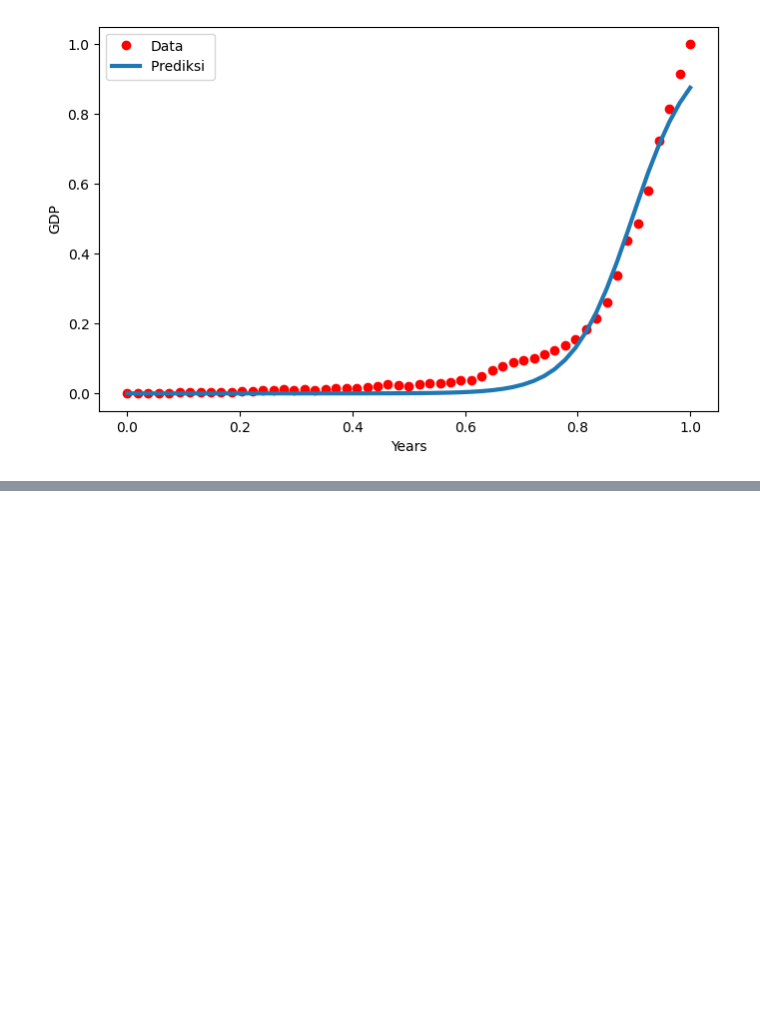
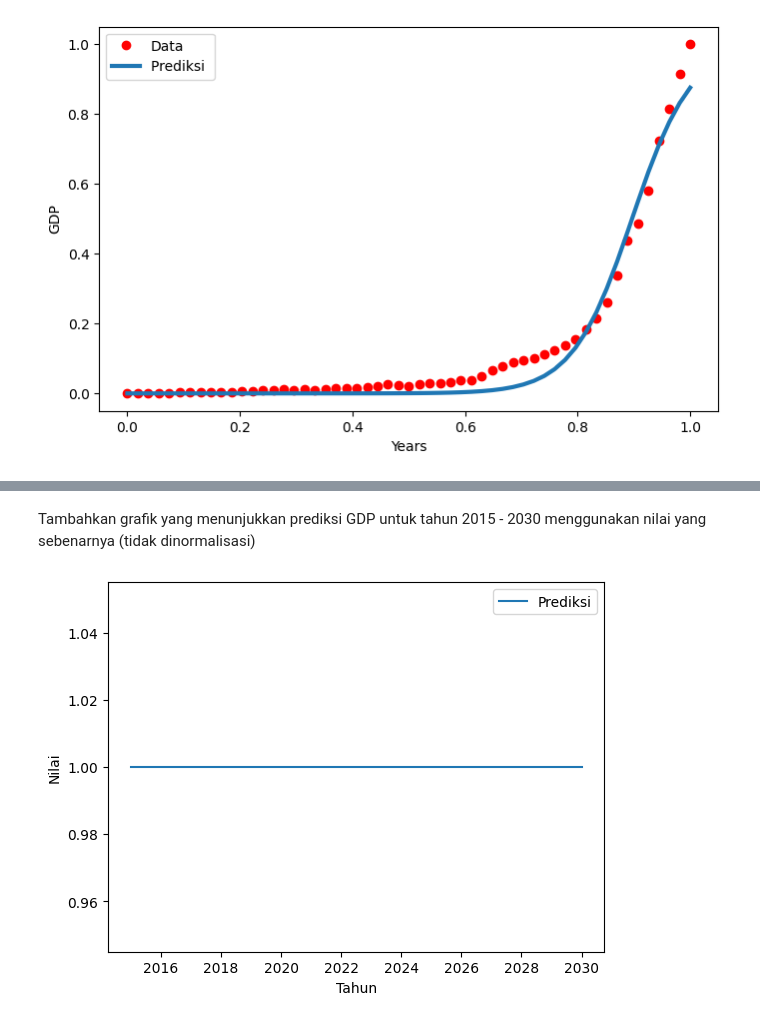
Before and after one commit to asdardevs/teknologi-big-data, a Jupyter notebook: studi_kasus_regresi_non_linear.ipynb, the cells around one changed output, grey strips where cells are left out. Saved outputs shown, nothing was run; the diff lists cells and outputs as text; code cells hidden in the pictures; blank space fills up the shorter version.

```diff
--- a/studi_kasus_regresi_non_linear.ipynb
+++ b/studi_kasus_regresi_non_linear.ipynb
@@ -84,0 +119,33 @@ plt.show()
+# %% [markdown]
+Tambahkan grafik yang menunjukkan prediksi GDP untuk tahun 2015 - 2030 menggunakan nilai yang sebenarnya (tidak dinormalisasi)
+# %%
+
+def sigmoid(x, a, b, c):
+    y = c / (1 + a * np.exp(-b*x))
+    return y
+
+x = np.array(x_data)
+y = np.array(y_data)
+
+popt, pcov = curve_fit(sigmoid, x, y)
+
+a = popt[0]
+b = popt[1]
+c = popt[2]
+
+# Menggunakan parameter a, b, c untuk memprediksi nilai dari tahun 2015 hingga 2030
+x_pred = np.array(range(2015, 2031))
+y_pred = sigmoid(x_pred, a, b, c)
+
+# Plot data asli
+# plt.plot(x, y, 'o', label='Data Asli')
+
+# Plot prediksi
+plt.plot(x_pred, y_pred, '-', label='Prediksi')
+
+plt.xlabel('Tahun')
+plt.ylabel('Nilai')
+plt.legend()
+plt.show()
+# %% [output]
+[figure, added]
```
Also changed, not shown: parts of 6 cells of this notebook, 1 other file.
